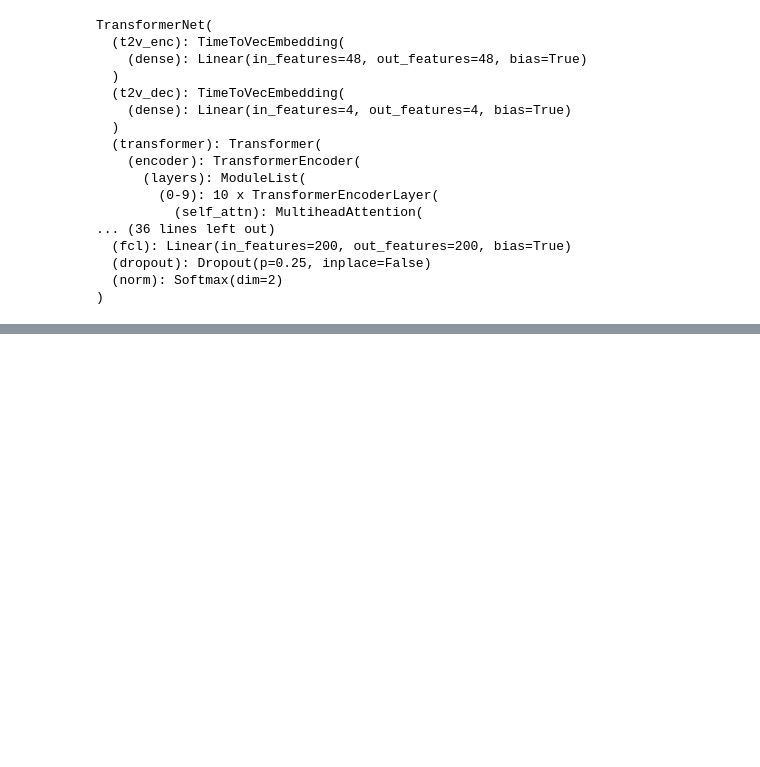
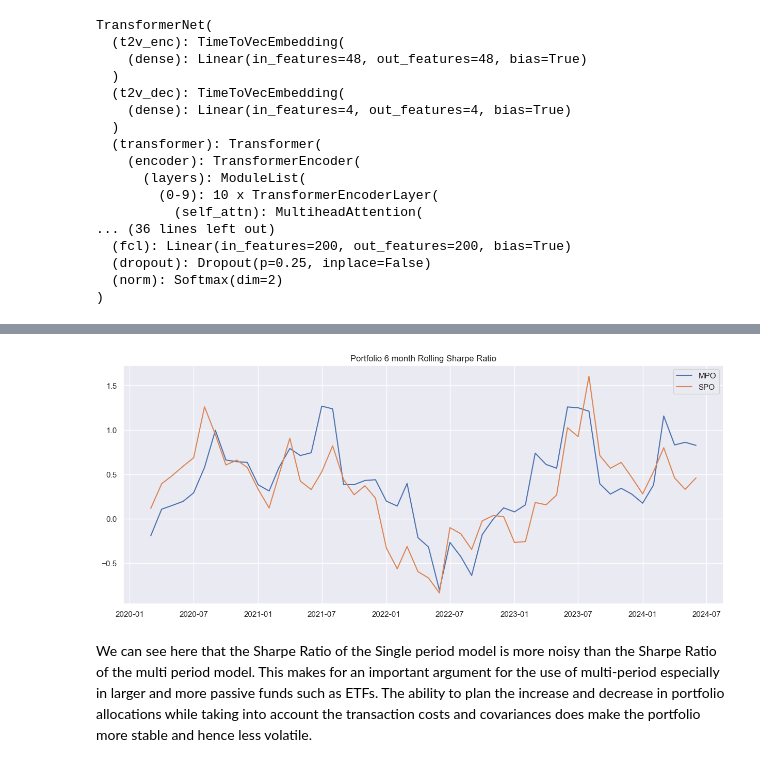
Before and after one commit to SiddeshkanthLogonathan/worldquant-capstone-project, a Jupyter notebook: M4/dl_mpo.ipynb, the cells around one changed output, grey strips where cells are left out. Drawn from its saved outputs; the diff is of its cells as text; code cells hidden in the pictures; blank space fills up the shorter version.

```diff
--- a/M4/dl_mpo.ipynb
+++ b/M4/dl_mpo.ipynb
@@ -315,5 +382,0 @@ with torch.no_grad():
-# %%
-result_spo = [w.numpy()*mu_returns for w,mu_returns in result_spo]
-result_spo = pd.concat(result_spo)
-result_spo = result_spo.sum(1)
-result_spo = np.cumsum(result_spo)
@@ -326,0 +396,18 @@ plt.show()
+# %%
+result_mpo_sr = result_mpo.groupby([result_mpo.index.year, result_mpo.index.month]).sum()
+result_mpo_sr.index = pd.to_datetime(['{}-{}'.format(i,j) for i,j in result_mpo_sr.index])
+result_mpo_sr = result_mpo_sr.rolling(window=6).apply(lambda x: x.mean()/x.std()).dropna()
+result_spo_sr = result_spo.groupby([result_spo.index.year, result_spo.index.month]).sum()
+result_spo_sr.index = pd.to_datetime(['{}-{}'.format(i,j) for i,j in result_spo_sr.index])
+result_spo_sr = result_spo_sr.rolling(window=6).apply(lambda x: x.mean()/x.std()).dropna()
+# %%
+plt.figure(figsize=(15,6))
+plt.plot(result_mpo_sr, label="MPO")
+plt.plot(result_spo_sr, label="SPO")
+plt.title("Portfolio 6 month Rolling Sharpe Ratio")
+plt.legend()
+plt.show()
+# %% [output]
+[figure, added]
+# %% [markdown]
+We can see here that the Sharpe Ratio of the Single period model is more noisy than the Sharpe Ratio of the multi period model. This makes for an important argument for the use of multi-period especially in larger and more passive funds such as ETFs. The ability to plan the increase and decrease in portfolio allocations while taking into account the transaction costs and covariances does make the portfolio more stable and hence less volatile.
```
Also changed, not shown: parts of 20 cells of this notebook.
